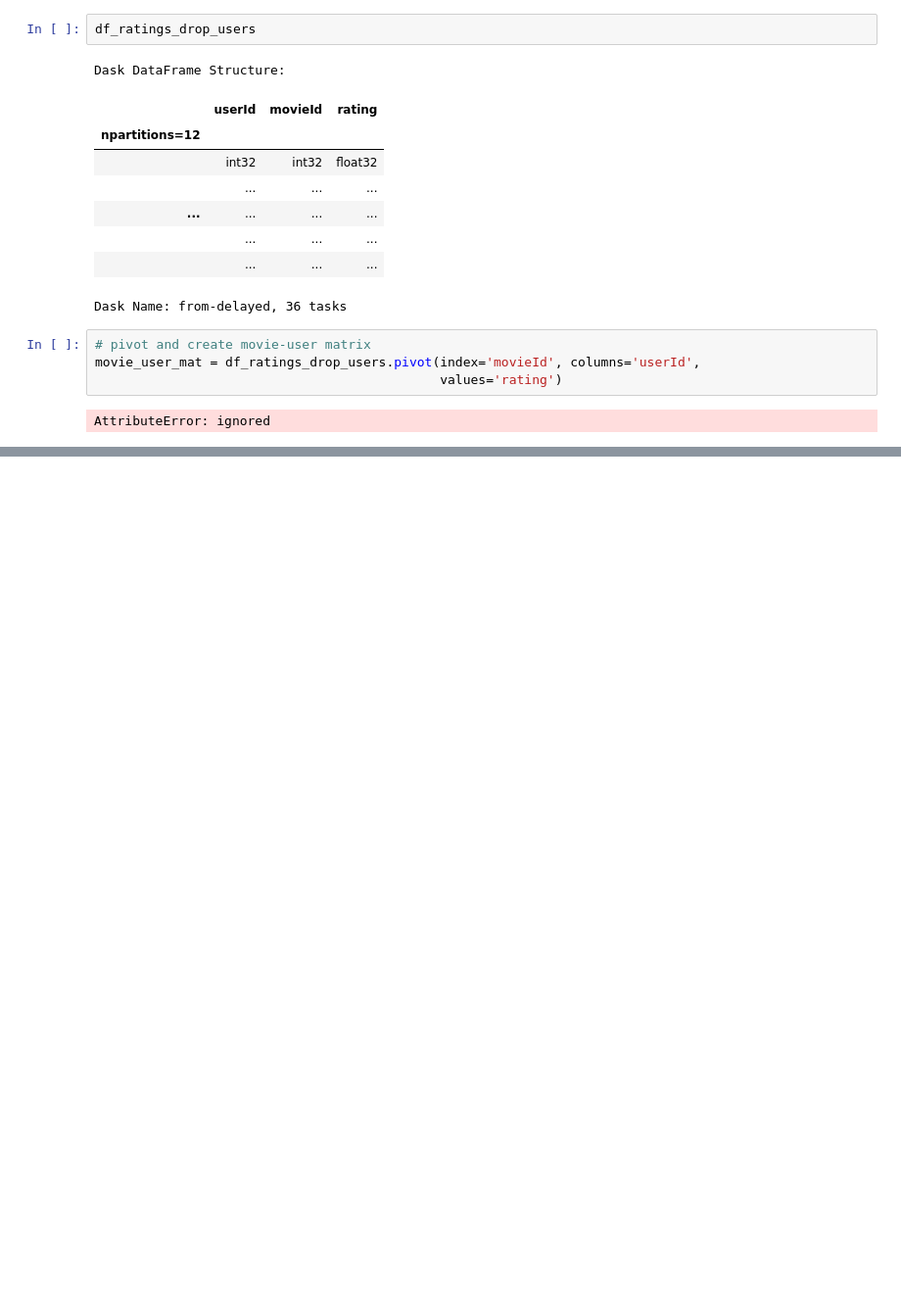
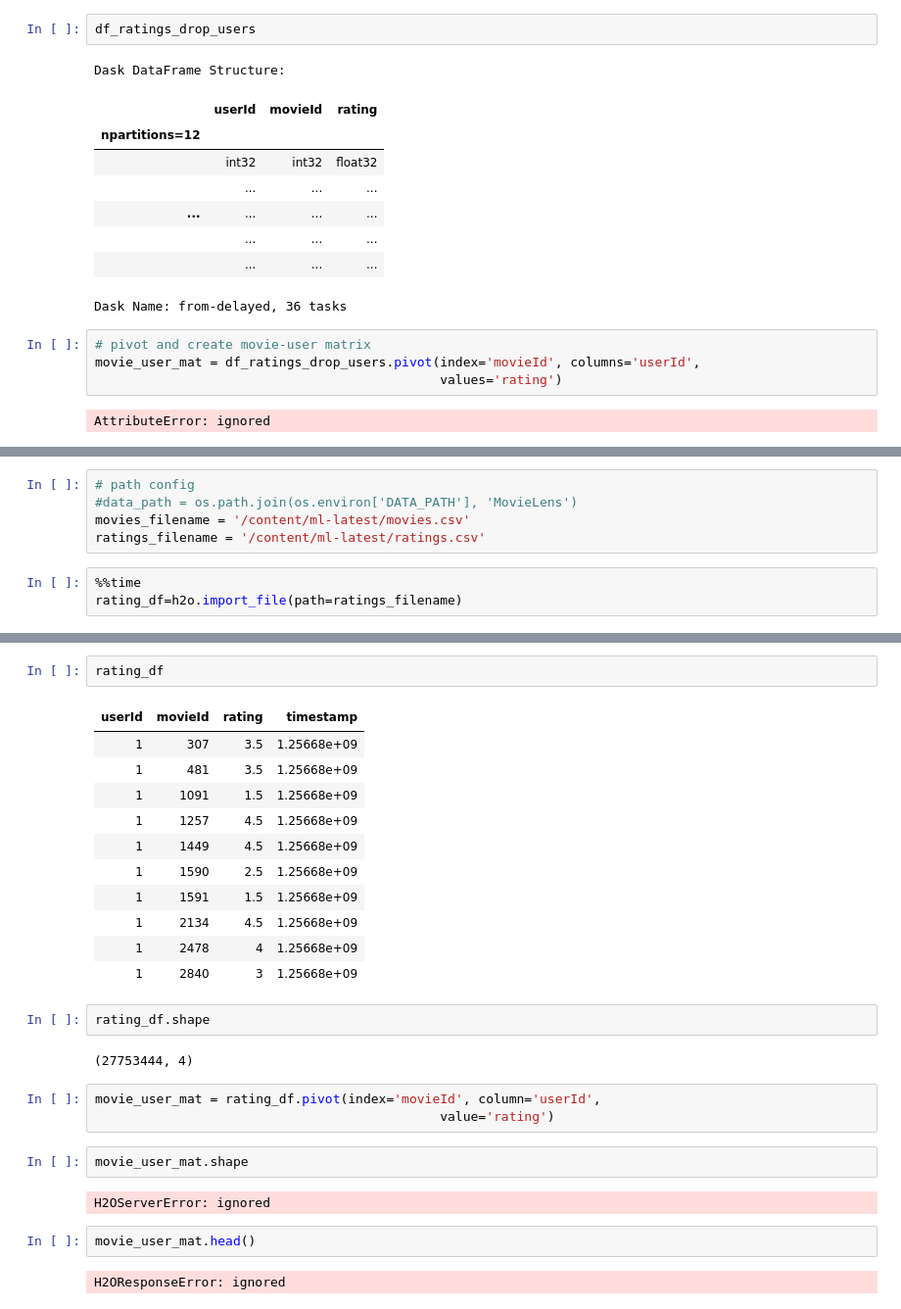
Before and after one commit to duybluemind1988/MyDataSciencePortfolio, a Jupyter notebook: movie_recommender/movie_recommendation_using_KNN.ipynb, the cells around one changed output, grey strips where cells are left out. Shown at 98% size. Cells and saved outputs as stored; diff of their text form; blank space fills up the shorter version.

```diff
--- a/movie_recommender/movie_recommendation_using_KNN.ipynb
+++ b/movie_recommender/movie_recommendation_using_KNN.ipynb
@@ -801,0 +861,8 @@ AttributeError: ignored
+# %%
+# path config
+#data_path = os.path.join(os.environ['DATA_PATH'], 'MovieLens')
+movies_filename = '/content/ml-latest/movies.csv'
+ratings_filename = '/content/ml-latest/ratings.csv'
+# %%
+%%time
+rating_df=h2o.import_file(path=ratings_filename)
@@ -801,0 +873,29 @@ AttributeError: ignored
+# %%
+rating_df
+# %% [output]
+| userId | movieId | rating | timestamp |
+| 1 | 307 | 3.5 | 1.25668e+09 |
+| 1 | 481 | 3.5 | 1.25668e+09 |
+| 1 | 1091 | 1.5 | 1.25668e+09 |
+| 1 | 1257 | 4.5 | 1.25668e+09 |
+| 1 | 1449 | 4.5 | 1.25668e+09 |
+| 1 | 1590 | 2.5 | 1.25668e+09 |
+| 1 | 1591 | 1.5 | 1.25668e+09 |
+| 1 | 2134 | 4.5 | 1.25668e+09 |
+| 1 | 2478 | 4 | 1.25668e+09 |
+| 1 | 2840 | 3 | 1.25668e+09 |
+# %%
+rating_df.shape
+# %% [output]
+(27753444, 4)
+# %%
+movie_user_mat = rating_df.pivot(index='movieId', column='userId',
+                                             value='rating')
+# %%
+movie_user_mat.shape
+# %% [output]
+H2OServerError: ignored
+# %%
+movie_user_mat.head()
+# %% [output]
+H2OResponseError: ignored
```
Also changed, not shown: parts of 12 cells of this notebook.
